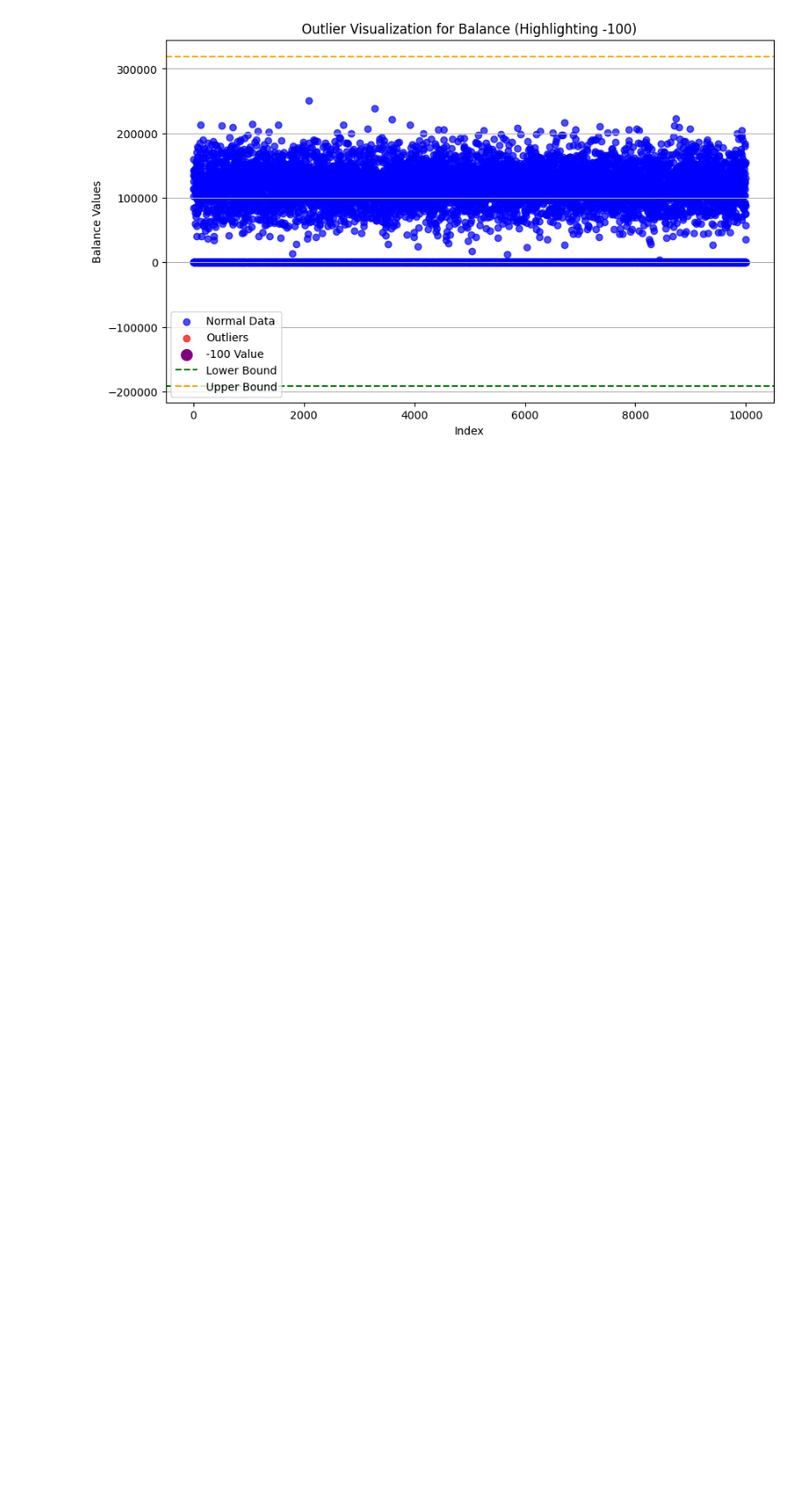
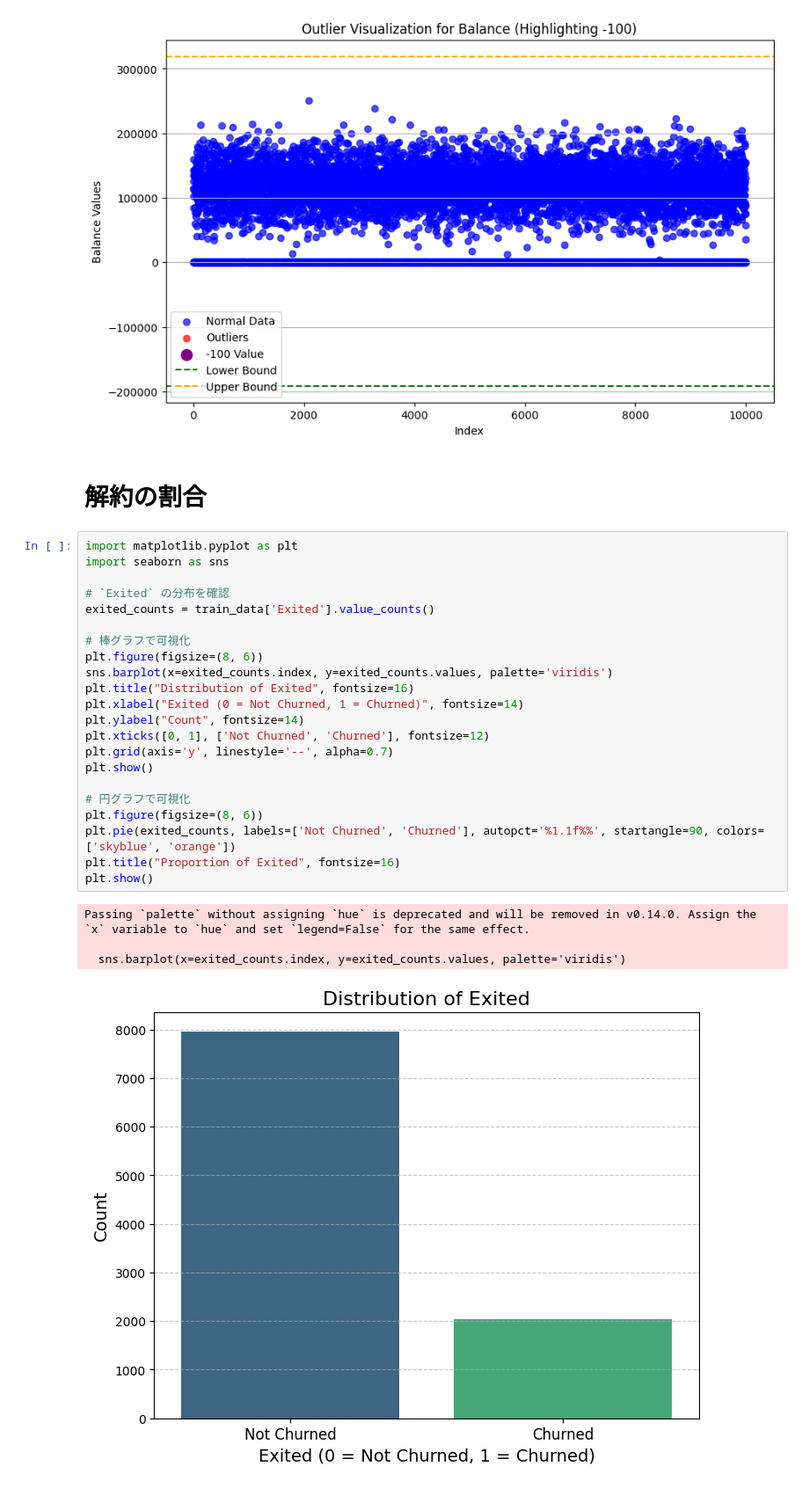
Before and after one commit to Allllisha/ml-predict-churn-datamix-assignment, a Jupyter notebook: notebook/ml_predict_churn_datamix_assignment1.ipynb, the cells around one changed output. Shown at 88% size. Saved outputs shown, nothing was run; the diff lists cells and outputs as text; blank space fills up the shorter version.

```diff
--- a/notebook/ml_predict_churn_datamix_assignment1.ipynb
+++ b/notebook/ml_predict_churn_datamix_assignment1.ipynb
@@ -152,3 +223,32 @@ plt.grid(axis='y')
 plt.show()
 # %% [output]
 [figure]
+# %% [markdown]
+# 解約の割合
+# %%
+import matplotlib.pyplot as plt
+import seaborn as sns
+
+# `Exited` の分布を確認
+exited_counts = train_data['Exited'].value_counts()
+
+# 棒グラフで可視化
+plt.figure(figsize=(8, 6))
+sns.barplot(x=exited_counts.index, y=exited_counts.values, palette='viridis')
+plt.title("Distribution of Exited", fontsize=16)
+plt.xlabel("Exited (0 = Not Churned, 1 = Churned)", fontsize=14)
+plt.ylabel("Count", fontsize=14)
+plt.xticks([0, 1], ['Not Churned', 'Churned'], fontsize=12)
+plt.grid(axis='y', linestyle='--', alpha=0.7)
+plt.show()
+
+# 円グラフで可視化
+plt.figure(figsize=(8, 6))
+plt.pie(exited_counts, labels=['Not Churned', 'Churned'], autopct='%1.1f%%', startangle=90, colors=['skyblue', 'orange'])
+plt.title("Proportion of Exited", fontsize=16)
+plt.show()
+# %% [output]
+Passing `palette` without assigning `hue` is deprecated and will be removed in v0.14.0. Assign the `x` variable to `hue` and set `legend=False` for the same effect.
+
+  sns.barplot(x=exited_counts.index, y=exited_counts.values, palette='viridis')
+[figure, added]
```
Also changed, not shown: parts of 31 cells of this notebook.
